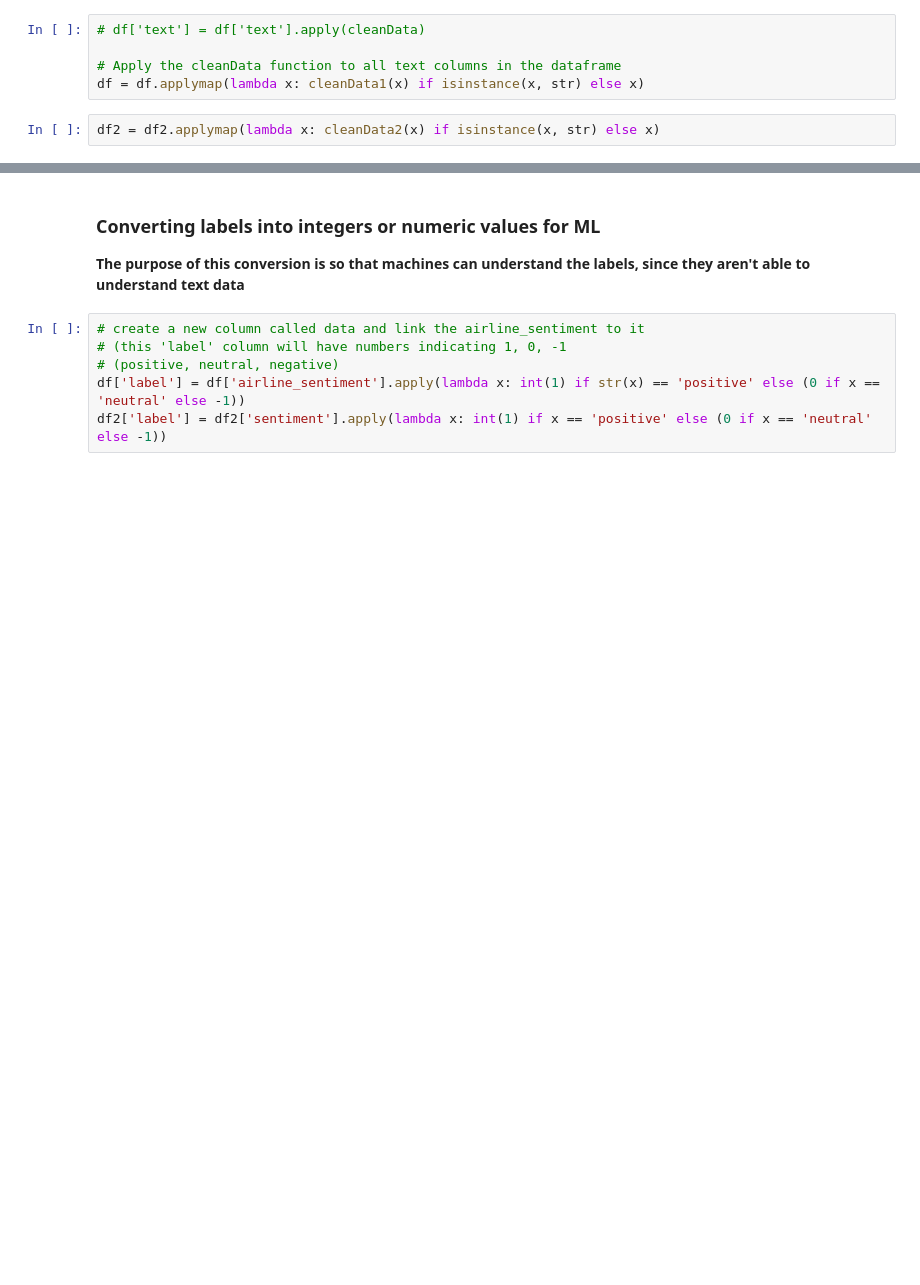
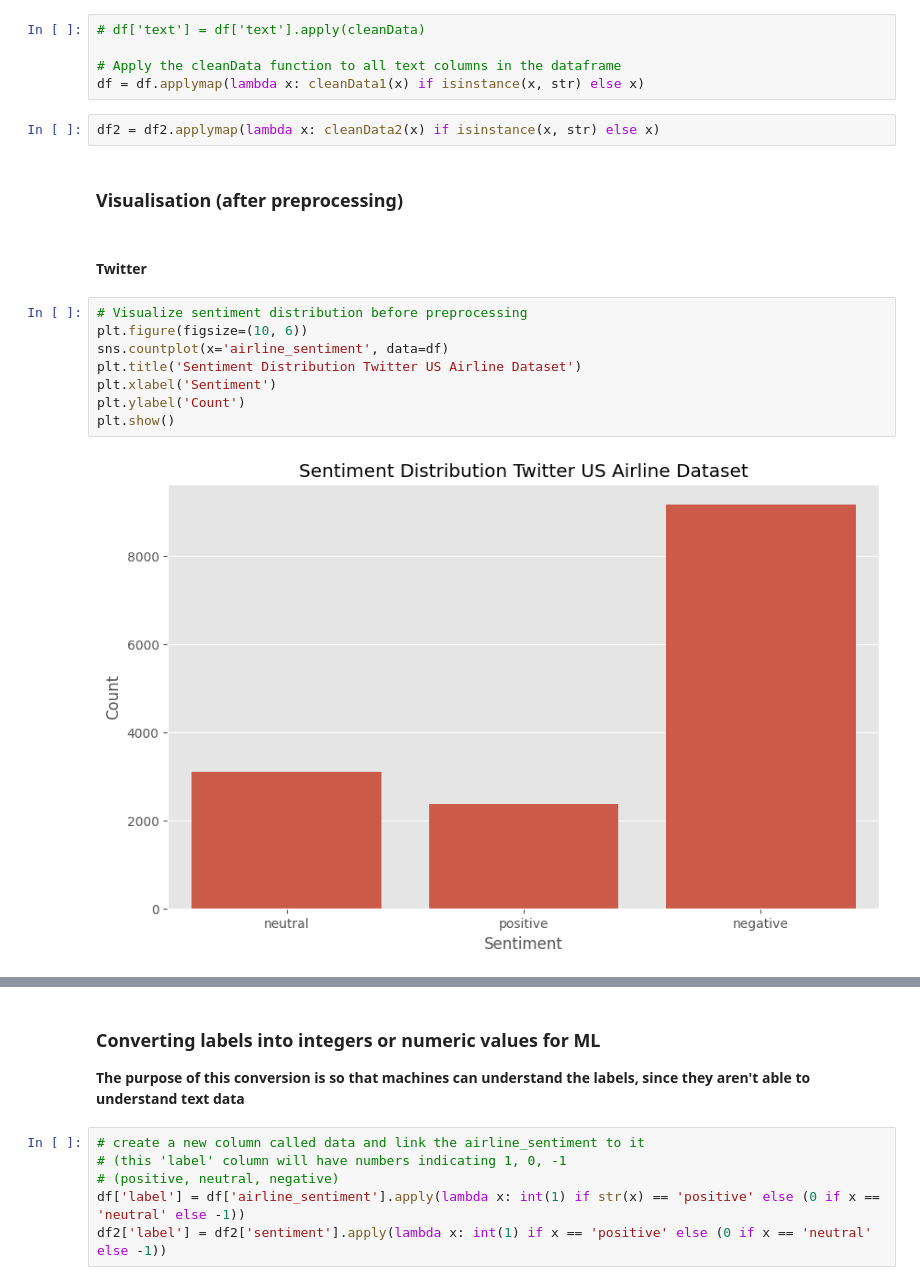
Before and after one commit to OziomaEunice/Sentiment_GPT, a Jupyter notebook: RandomForest_SentimentAnalysis.ipynb, the cells around one changed output, grey strips where cells are left out. Cells and saved outputs as stored; diff of their text form; blank space fills up the shorter version.

```diff
--- a/RandomForest_SentimentAnalysis.ipynb
+++ b/RandomForest_SentimentAnalysis.ipynb
@@ -139,3 +294,17 @@ def cleanData2(review, min_word_length = 3):
 df = df.applymap(lambda x: cleanData1(x) if isinstance(x, str) else x)
 # %%
 df2 = df2.applymap(lambda x: cleanData2(x) if isinstance(x, str) else x)
+# %% [markdown]
+### **Visualisation (after preprocessing)**
+# %% [markdown]
+#### **Twitter**
+# %%
+# Visualize sentiment distribution before preprocessing
+plt.figure(figsize=(10, 6))
+sns.countplot(x='airline_sentiment', data=df)
+plt.title('Sentiment Distribution Twitter US Airline Dataset')
+plt.xlabel('Sentiment')
+plt.ylabel('Count')
+plt.show()
+# %% [output]
+[figure, added]
```
Also changed, not shown: parts of 43 cells of this notebook.
